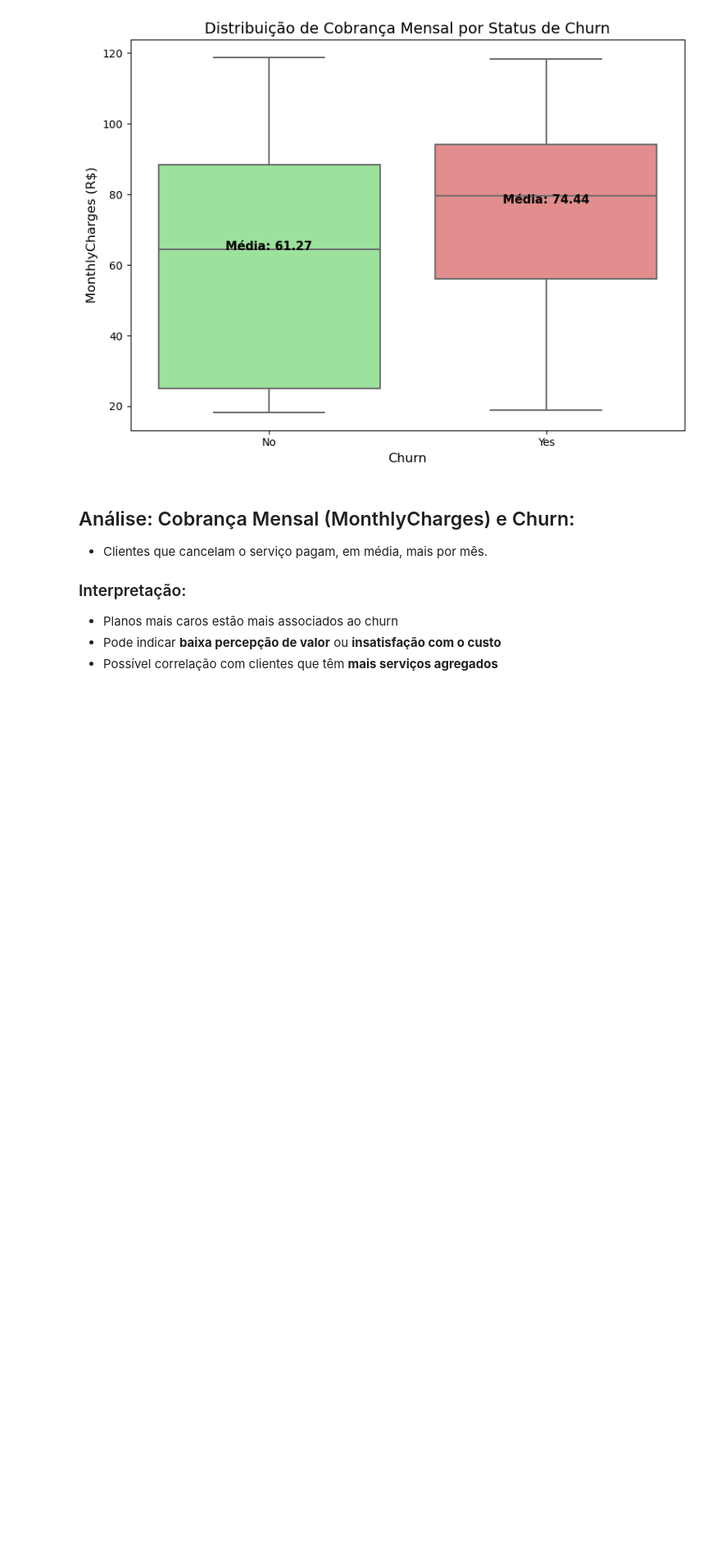
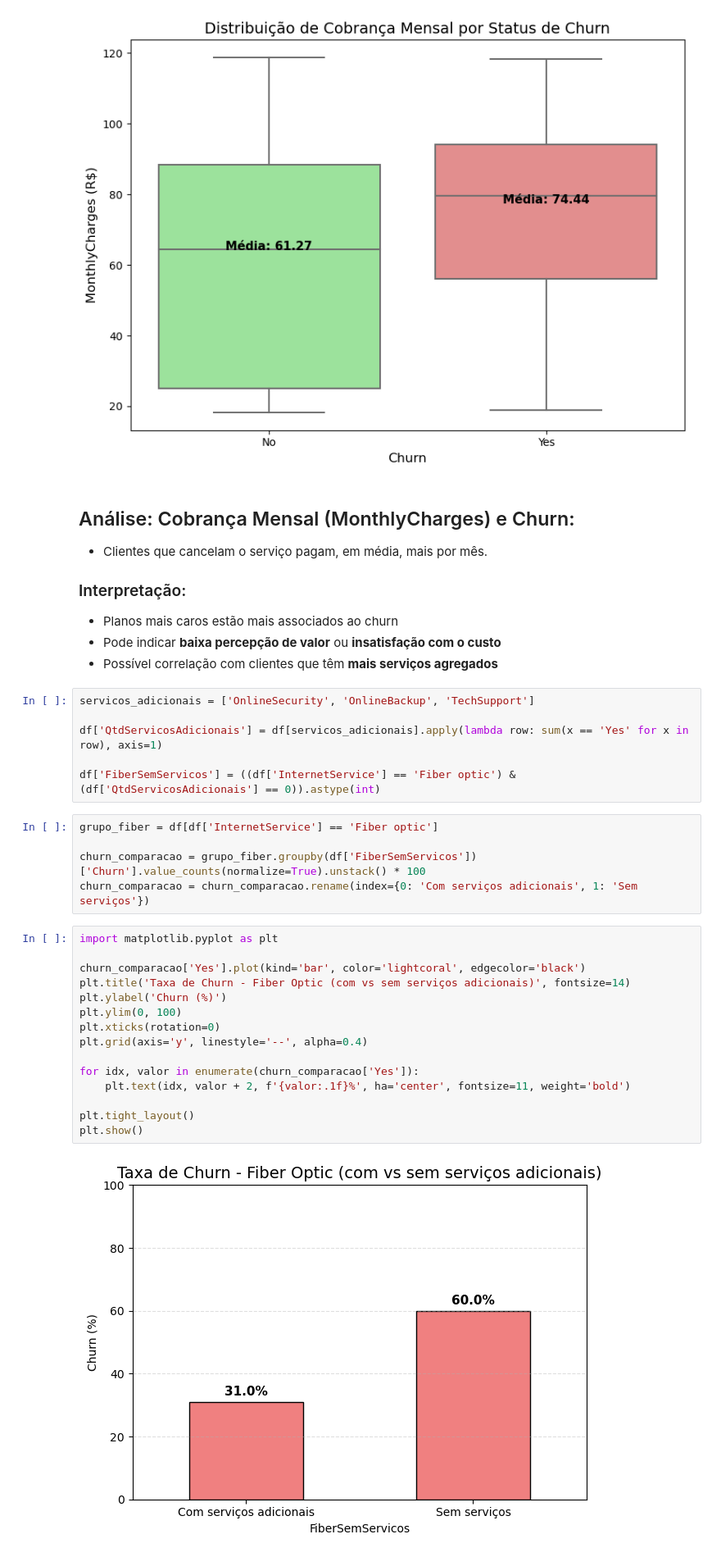
Before and after one commit to milenoepifanio/ML_Churn_Telecom, a Jupyter notebook: scr/1 - EAD.ipynb, the cells around one changed output. Shown at 82% size. Saved outputs shown, nothing was run; the diff lists cells and outputs as text; blank space fills up the shorter version.

```diff
--- a/scr/1 - EAD.ipynb
+++ b/scr/1 - EAD.ipynb
@@ -345,3 +341,31 @@ plt.show()
 - Planos mais caros estão mais associados ao churn
 - Pode indicar **baixa percepção de valor** ou **insatisfação com o custo**
 - Possível correlação com clientes que têm **mais serviços agregados**
+# %%
+servicos_adicionais = ['OnlineSecurity', 'OnlineBackup', 'TechSupport']
+
+df['QtdServicosAdicionais'] = df[servicos_adicionais].apply(lambda row: sum(x == 'Yes' for x in row), axis=1)
+
+df['FiberSemServicos'] = ((df['InternetService'] == 'Fiber optic') & (df['QtdServicosAdicionais'] == 0)).astype(int)
+# %%
+grupo_fiber = df[df['InternetService'] == 'Fiber optic']
+
+churn_comparacao = grupo_fiber.groupby(df['FiberSemServicos'])['Churn'].value_counts(normalize=True).unstack() * 100
+churn_comparacao = churn_comparacao.rename(index={0: 'Com serviços adicionais', 1: 'Sem serviços'})
+# %%
+import matplotlib.pyplot as plt
+
+churn_comparacao['Yes'].plot(kind='bar', color='lightcoral', edgecolor='black')
+plt.title('Taxa de Churn - Fiber Optic (com vs sem serviços adicionais)', fontsize=14)
+plt.ylabel('Churn (%)')
+plt.ylim(0, 100)
+plt.xticks(rotation=0)
+plt.grid(axis='y', linestyle='--', alpha=0.4)
+
+for idx, valor in enumerate(churn_comparacao['Yes']):
+    plt.text(idx, valor + 2, f'{valor:.1f}%', ha='center', fontsize=11, weight='bold')
+
+plt.tight_layout()
+plt.show()
+# %% [output]
+[figure, added]
```
Also changed, not shown: parts of 4 cells of this notebook.
